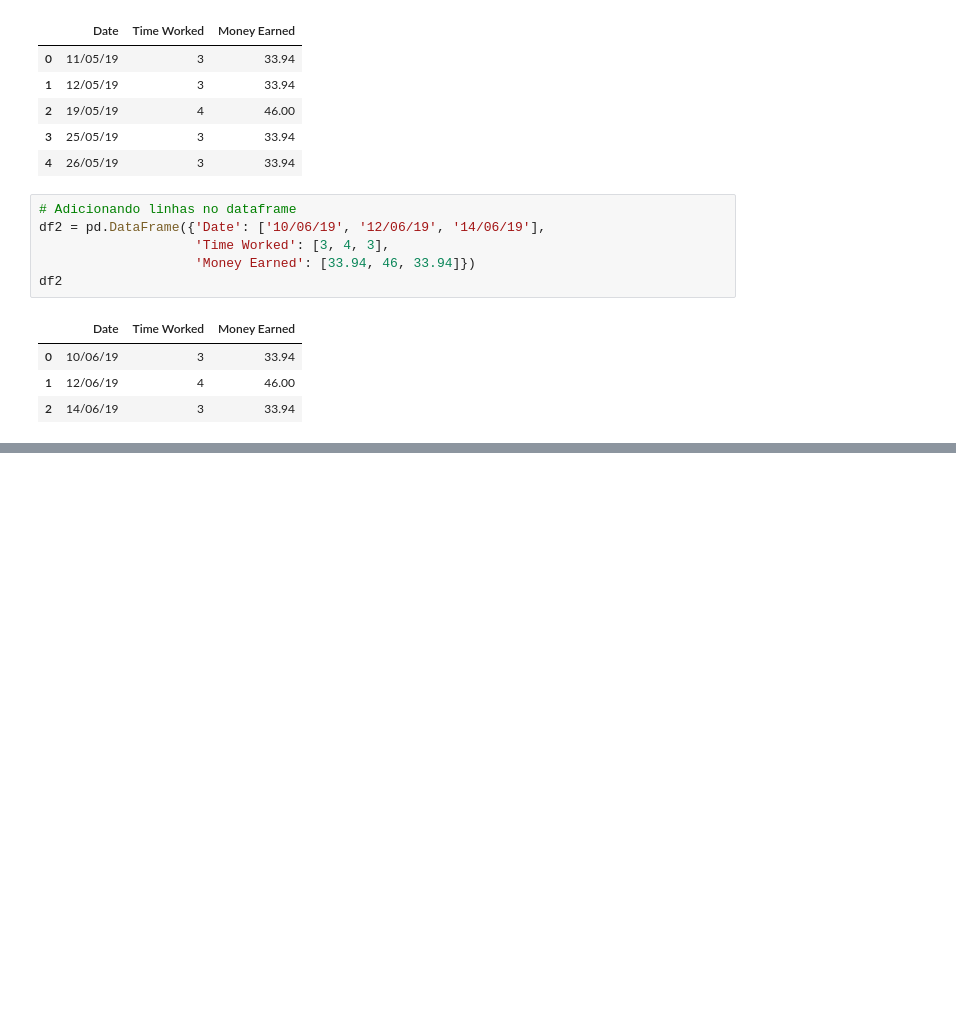
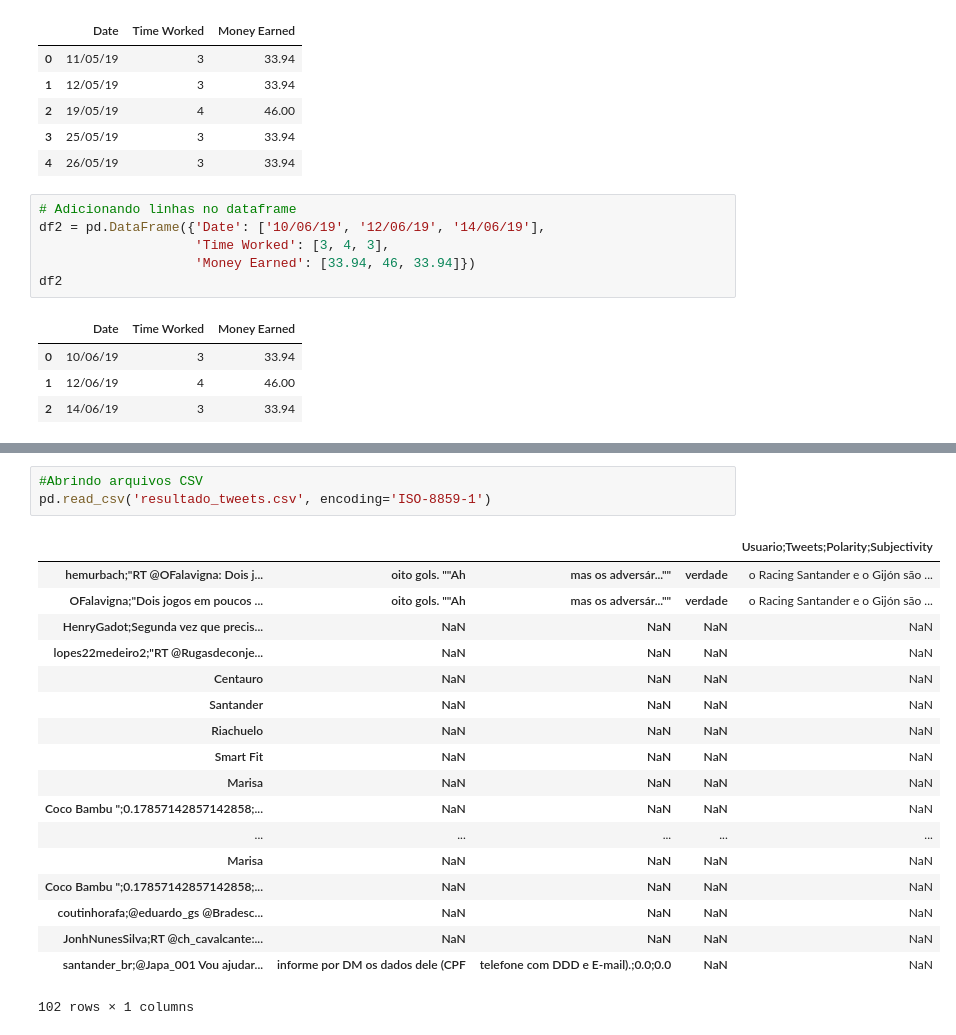
Before and after one commit to joonaspp/learning-library-python, a Jupyter notebook: learning_python_pandas.ipynb, the cells around one changed output, grey strips where cells are left out. Cells and saved outputs as stored; diff of their text form; blank space fills up the shorter version.

```diff
--- a/learning_python_pandas.ipynb
+++ b/learning_python_pandas.ipynb
@@ -55,0 +77,22 @@ df
+# %%
+#Abrindo arquivos CSV
+pd.read_csv('resultado_tweets.csv', encoding='ISO-8859-1')
+# %% [output]
+|  |  |  |  | Usuario;Tweets;Polarity;Subjectivity |
+| hemurbach;"RT @OFalavigna: Dois j... | oito gols. ""Ah | mas os adversár..."" | verdade | o Racing Santander e o Gijón são ... |
+| OFalavigna;"Dois jogos em poucos ... | oito gols. ""Ah | mas os adversár..."" | verdade | o Racing Santander e o Gijón são ... |
+| HenryGadot;Segunda vez que precis... | NaN | NaN | NaN | NaN |
+| lopes22medeiro2;"RT @Rugasdeconje... | NaN | NaN | NaN | NaN |
+| Centauro | NaN | NaN | NaN | NaN |
+| Santander | NaN | NaN | NaN | NaN |
+| Riachuelo | NaN | NaN | NaN | NaN |
+| Smart Fit | NaN | NaN | NaN | NaN |
+| Marisa | NaN | NaN | NaN | NaN |
+| Coco Bambu ";0.17857142857142858;... | NaN | NaN | NaN | NaN |
+| ... | ... | ... | ... | ... |
+| Marisa | NaN | NaN | NaN | NaN |
+| Coco Bambu ";0.17857142857142858;... | NaN | NaN | NaN | NaN |
+| coutinhorafa;@eduardo_gs @Bradesc... | NaN | NaN | NaN | NaN |
+| JonhNunesSilva;RT @ch_cavalcante:... | NaN | NaN | NaN | NaN |
+| santander_br;@Japa_001 Vou ajudar... | informe por DM os dados dele (CPF | telefone com DDD e E-mail).;0.0;0.0 | NaN | NaN |
+102 rows × 1 columns
```
Also changed, not shown: parts of 7 cells of this notebook.
